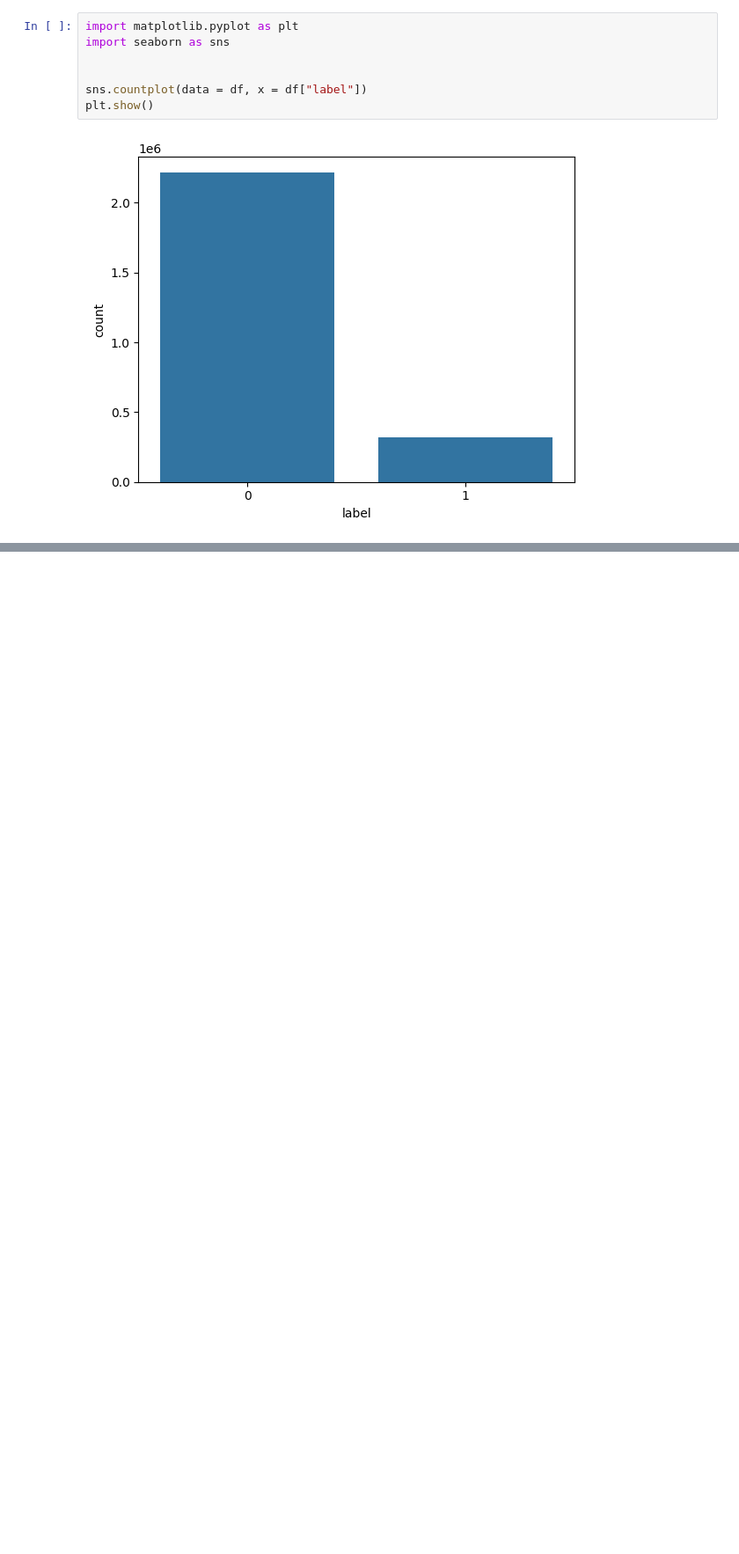
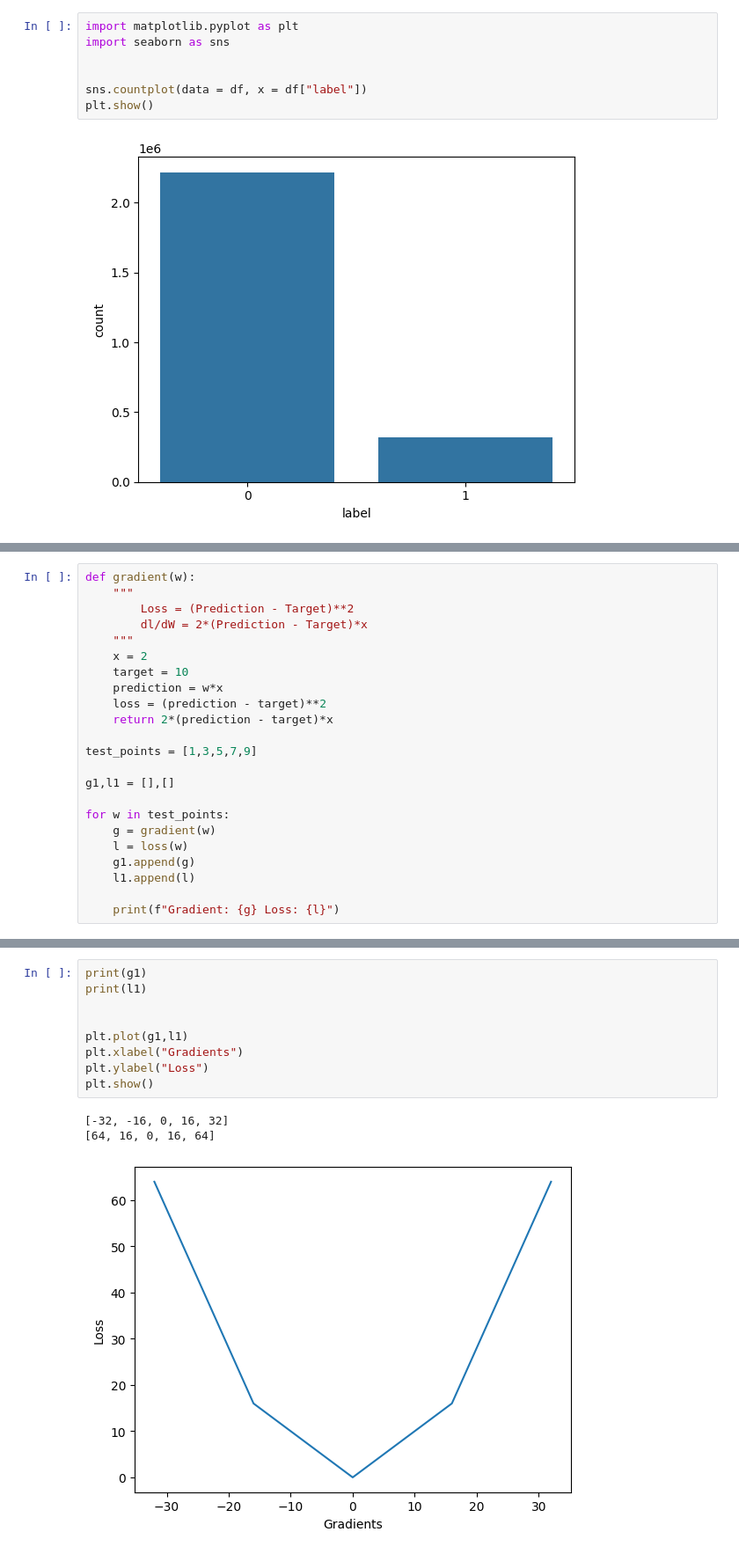
Before and after one commit to fred65804-oss/Anomaly_Detection_Cloned, a Jupyter notebook: Rough_Work.ipynb, the cells around one changed output, grey strips where cells are left out. Shown at 88% size. Drawn from its saved outputs; the diff is of its cells as text; blank space fills up the shorter version.

```diff
--- a/Rough_Work.ipynb
+++ b/Rough_Work.ipynb
@@ -67,0 +206,23 @@ plt.show()
+# %%
+def gradient(w):
+    """
+        Loss = (Prediction - Target)**2
+        dl/dW = 2*(Prediction - Target)*x
+    """
+    x = 2
+    target = 10
+    prediction = w*x
+    loss = (prediction - target)**2
+    return 2*(prediction - target)*x
+
+test_points = [1,3,5,7,9]
+
+g1,l1 = [],[]
+
+for w in test_points:
+    g = gradient(w)
+    l = loss(w)
+    g1.append(g)
+    l1.append(l)
+
+    print(f"Gradient: {g} Loss: {l}")
@@ -67,0 +235,13 @@ plt.show()
+# %%
+print(g1)
+print(l1)
+
+
+plt.plot(g1,l1)
+plt.xlabel("Gradients")
+plt.ylabel("Loss")
+plt.show()
+# %% [output]
+[-32, -16, 0, 16, 32]
+[64, 16, 0, 16, 64]
+[figure, added]
```
Also changed, not shown: parts of 12 cells of this notebook, 23 other files.
